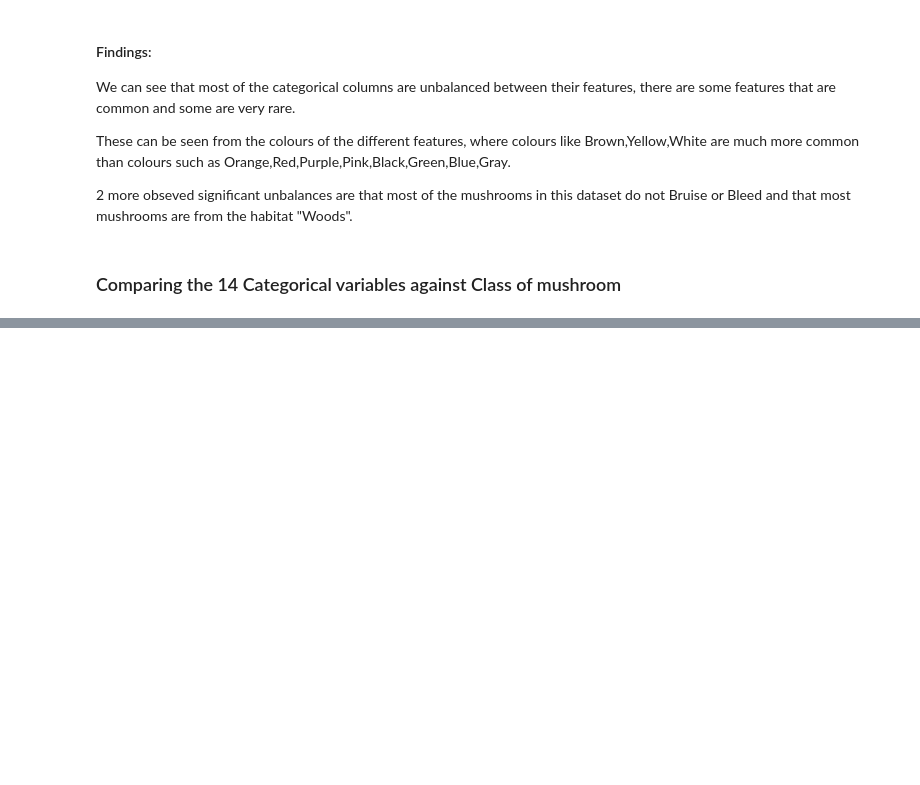
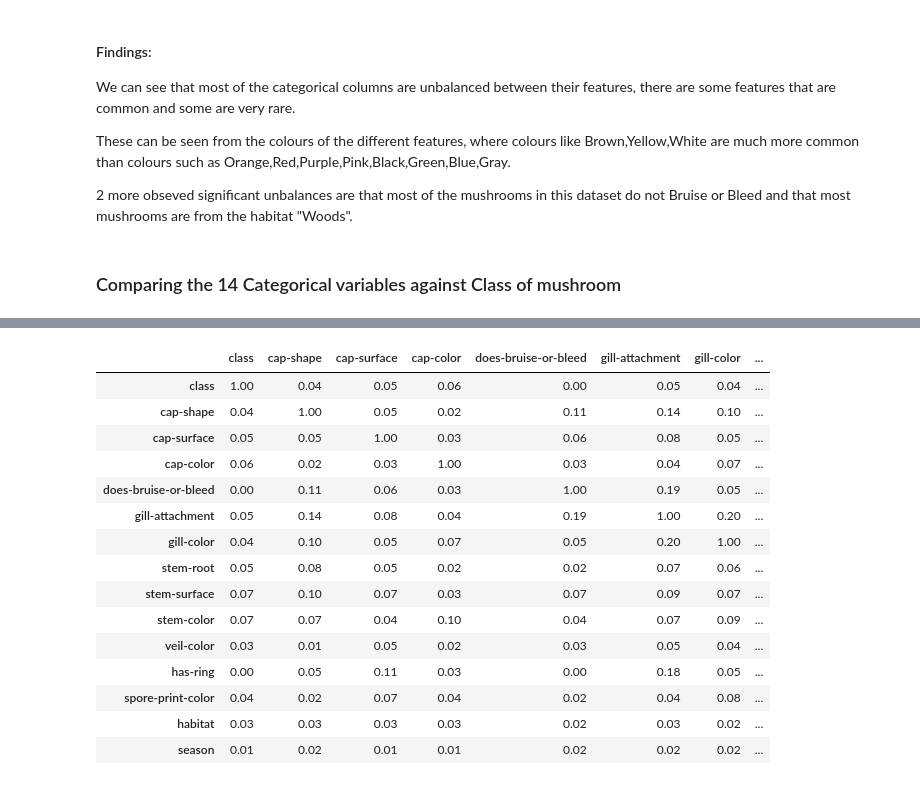
Before and after one commit to LeQi008/Mushroom_Classification, a Jupyter notebook: Data_Preparation_Cleaning.ipynb, the cells around one changed output, grey strips where cells are left out. Cells and saved outputs as stored; diff of their text form; code cells hidden in the pictures; blank space fills up the shorter version.

```diff
--- a/Data_Preparation_Cleaning.ipynb
+++ b/Data_Preparation_Cleaning.ipynb
@@ -327,0 +421,12 @@ for columns in mushroom_clean:
+# %%
+from sklearn import preprocessing
+
+label = preprocessing.LabelEncoder()
+data_encoded = pd.DataFrame()
+
+
+for feature in mushroom_cat.columns :
+    data_encoded[feature]=label.fit_transform(mushroom_cat[feature])
+
+
+data_encoded
@@ -327,0 +447,46 @@ for columns in mushroom_clean:
+# %%
+# Building of Cramer's V function
+
+from scipy.stats import chi2_contingency
+import numpy as np
+
+
+def cramers_V(var1,var2) :
+  crosstab =np.array(pd.crosstab(var1,var2, rownames=None, colnames=None)) # Cross table building
+  stat = chi2_contingency(crosstab)[0] # Keeping of the test statistic of the Chi2 test
+  obs = np.sum(crosstab) # Number of observations
+  mini = min(crosstab.shape)-1 # Take the minimum value between the columns and the rows of the cross table
+  return (stat/(obs*mini))
+
+
+#Building of the matrix
+rows= []
+
+for var1 in data_encoded:
+    col = []
+    for var2 in data_encoded:
+        cramers = cramers_V(data_encoded[var1], data_encoded[var2]) # Cramer's V test
+        col.append(round(cramers,2)) # Keeping of the rounded value of the Cramer's V
+    rows.append(col)
+
+cramers_results = np.array(rows)
+df = pd.DataFrame(cramers_results, columns = data_encoded.columns, index =data_encoded.columns)
+
+df
+# %% [output]
+|  | class | cap-shape | cap-surface | cap-color | does-bruise-or-bleed | gill-attachment | gill-color | ... |
+| class | 1.00 | 0.04 | 0.05 | 0.06 | 0.00 | 0.05 | 0.04 | ... |
+| cap-shape | 0.04 | 1.00 | 0.05 | 0.02 | 0.11 | 0.14 | 0.10 | ... |
+| cap-surface | 0.05 | 0.05 | 1.00 | 0.03 | 0.06 | 0.08 | 0.05 | ... |
+| cap-color | 0.06 | 0.02 | 0.03 | 1.00 | 0.03 | 0.04 | 0.07 | ... |
+| does-bruise-or-bleed | 0.00 | 0.11 | 0.06 | 0.03 | 1.00 | 0.19 | 0.05 | ... |
+| gill-attachment | 0.05 | 0.14 | 0.08 | 0.04 | 0.19 | 1.00 | 0.20 | ... |
+| gill-color | 0.04 | 0.10 | 0.05 | 0.07 | 0.05 | 0.20 | 1.00 | ... |
+| stem-root | 0.05 | 0.08 | 0.05 | 0.02 | 0.02 | 0.07 | 0.06 | ... |
+| stem-surface | 0.07 | 0.10 | 0.07 | 0.03 | 0.07 | 0.09 | 0.07 | ... |
+| stem-color | 0.07 | 0.07 | 0.04 | 0.10 | 0.04 | 0.07 | 0.09 | ... |
+| veil-color | 0.03 | 0.01 | 0.05 | 0.02 | 0.03 | 0.05 | 0.04 | ... |
+| has-ring | 0.00 | 0.05 | 0.11 | 0.03 | 0.00 | 0.18 | 0.05 | ... |
+| spore-print-color | 0.04 | 0.02 | 0.07 | 0.04 | 0.02 | 0.04 | 0.08 | ... |
+| habitat | 0.03 | 0.03 | 0.03 | 0.03 | 0.02 | 0.03 | 0.02 | ... |
+| season | 0.01 | 0.02 | 0.01 | 0.01 | 0.02 | 0.02 | 0.02 | ... |
```
Also changed, not shown: parts of 17 cells of this notebook.
